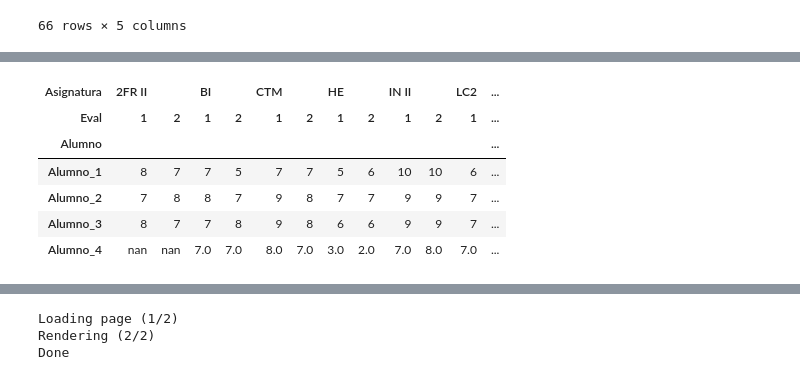
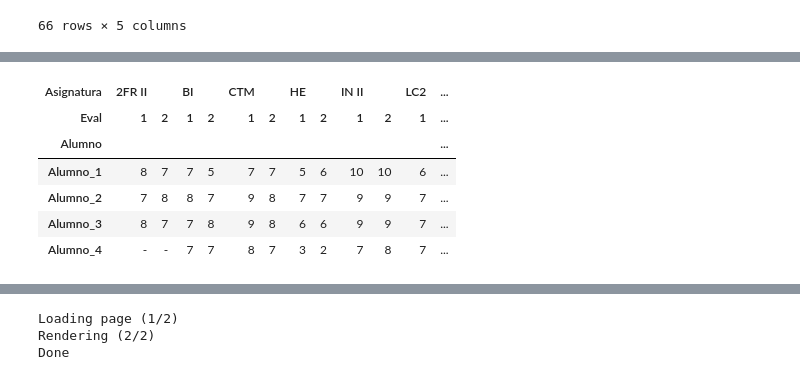
Before and after one commit to crdguez/mat4ac, a Jupyter notebook: notebooks/est_evaluacion_2021.ipynb, the cells around one changed output, grey strips where cells are left out. Drawn from its saved outputs; the diff is of its cells as text; code cells hidden in the pictures.

```diff
--- a/notebooks/est_evaluacion_2021.ipynb
+++ b/notebooks/est_evaluacion_2021.ipynb
@@ -122,23 +122,24 @@ df2
 # %%
 #df = actilla_final.drop(['Suspenso'], axis=1)
 df = actilla_final[actilla_final.Eval <= ultima_evaluacion]
 
 
 df2 = pd.concat([df.set_index(['Alumno','Asignatura','Eval']).Nota.unstack('Asignatura').unstack('Eval'),df[df.Eval == 2].groupby('Alumno')[['Nota']].mean().rename(columns={'Nota': ('Nota','Media','2')})], axis=1).round(1)
 
 #df2.style.format({('2FR II',2): lambda x: "±{:.0f}".format(x)})
-df2.style.format({('2FR II',2): lambda x: "{:.0f}".format(x)})
-df2.style.format("{:.0f}").format({('Nota','Media'):"{:.1f}"}).format("{:.2f}",subset=('Alumno_4',('BI',2))).applymap(color_negative_red).highlight_null("green")
+#df2.style.format({('2FR II',2): lambda x: "{:.0f}".format(x)})
+#df2.style.format("{:.0f}").format({('Nota','Media'):"{:.1f}"}).format("{:.2f}",subset=('Alumno_4',('BI',2))).applymap(color_negative_red).highlight_null("green")
 df2.style.format("{:.0f}").format("{:.1f}",subset=(df2.index,df2.columns[-1:])).format("{:.1f}",subset=(df2.index[-1:],df2.columns)).applymap(color_negative_red).highlight_null("yellow")
 #df2.style.set_na_rep("-").highlight_null("grey").format("{:.0f}")
+df2.fillna('-').style.set_precision(0)
 # %% [output]
 | Asignatura | 2FR II |  | BI |  | CTM |  | HE |  | IN II |  | LC2 | ... |
 | Eval | 1 | 2 | 1 | 2 | 1 | 2 | 1 | 2 | 1 | 2 | 1 | ... |
 | Alumno |  |  |  |  |  |  |  |  |  |  |  | ... |
 | Alumno_1 | 8 | 7 | 7 | 5 | 7 | 7 | 5 | 6 | 10 | 10 | 6 | ... |
 | Alumno_2 | 7 | 8 | 8 | 7 | 9 | 8 | 7 | 7 | 9 | 9 | 7 | ... |
 | Alumno_3 | 8 | 7 | 7 | 8 | 9 | 8 | 6 | 6 | 9 | 9 | 7 | ... |
-| Alumno_4 | nan | nan | 7.0 | 7.0 | 8.0 | 7.0 | 3.0 | 2.0 | 7.0 | 8.0 | 7.0 | ... |
+| Alumno_4 | - | - | 7 | 7 | 8 | 7 | 3 | 2 | 7 | 8 | 7 | ... |
 # %%
 %pip install imgkit
 # %% [output]
```
Also changed, not shown: parts of 3 cells of this notebook, 2 other files.
